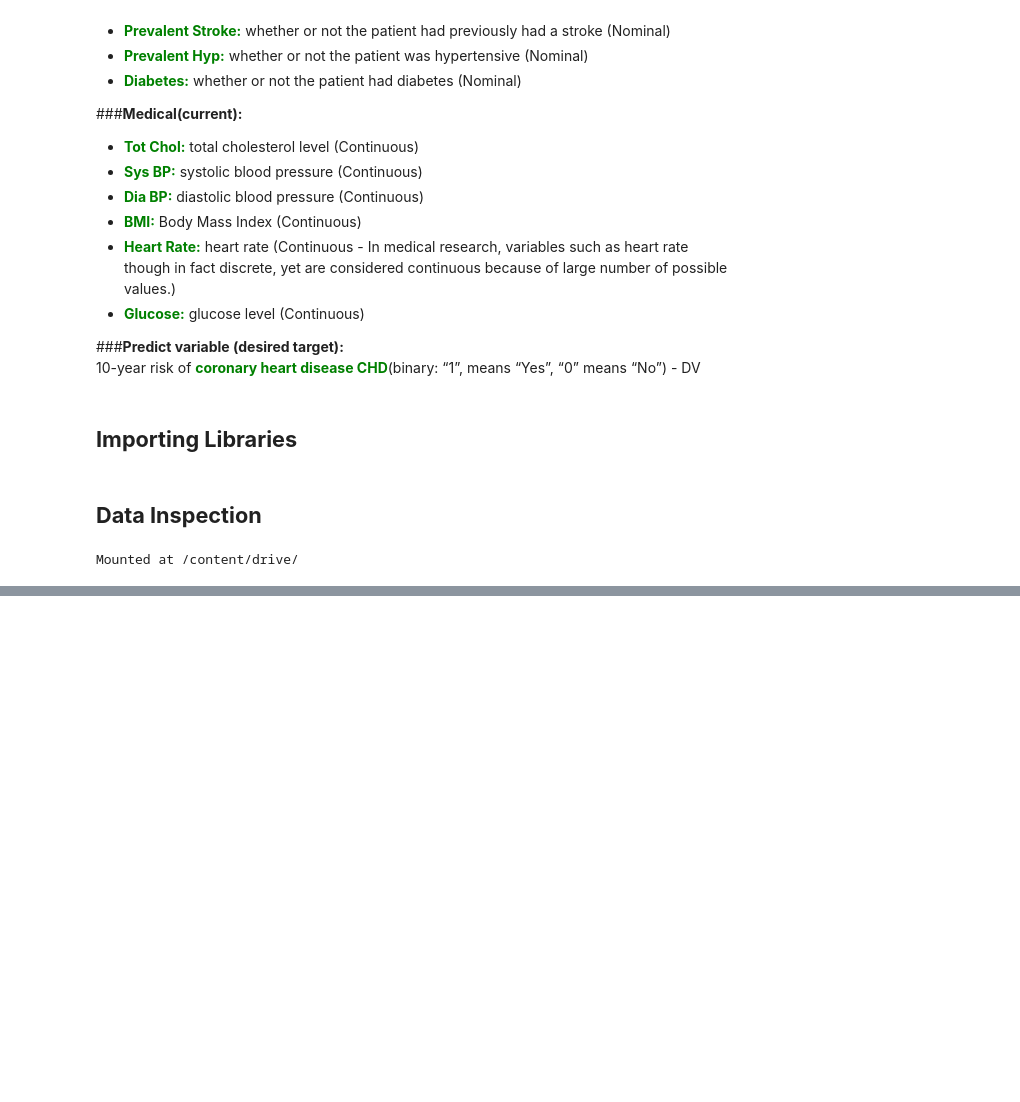
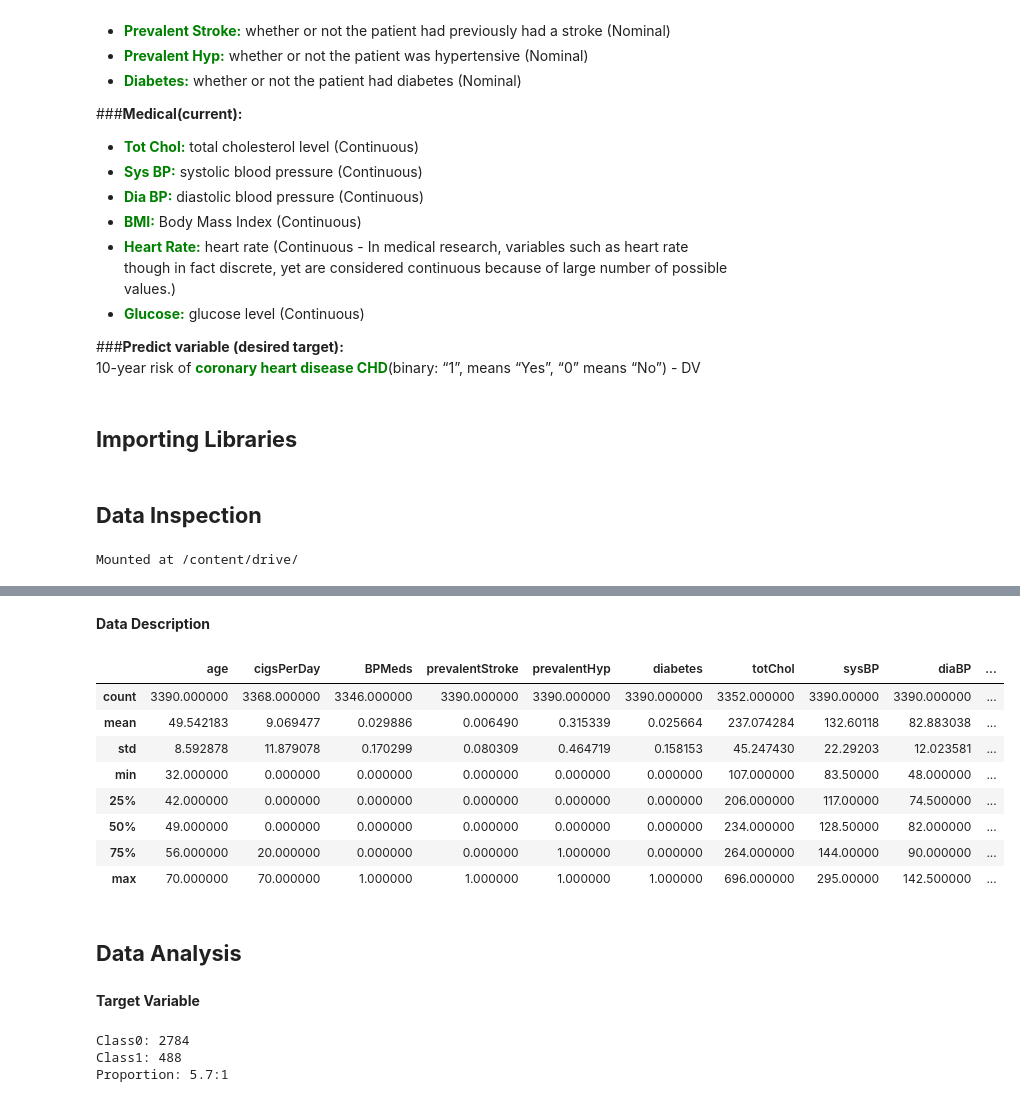
Before and after one commit to SachinYallapurkar/Cardiovascular-Risk-Prediction, a Jupyter notebook: Cardiovascular_Risk_Prediction.ipynb, the cells around one changed output, grey strips where cells are left out. Cells and saved outputs as stored; diff of their text form; code cells hidden in the pictures; blank space fills up the shorter version.

```diff
--- a/Cardiovascular_Risk_Prediction.ipynb
+++ b/Cardiovascular_Risk_Prediction.ipynb
@@ -78,0 +161,3 @@ df = pd.read_csv('/content/drive/MyDrive/Cardiovascular-Risk-Prediction/data_car
+# %%
+#droping unnecessary columns
+df.drop(['id','education'],axis=1,inplace=True)
@@ -79 +176,4 @@ df = pd.read_csv('/content/drive/MyDrive/Cardiovascular-Risk-Prediction/data_car
+# %%
+#replacing glucose nan value with median
+df['glucose'].fillna(df['glucose'].median(),inplace=True)
 # %%
@@ -94,0 +242,28 @@ df
+# %% [markdown]
+**Data Description**
+# %%
+#Pandas describe() is used to view some basic statistical details like percentile, mean, std etc. of a data frame
+df.describe()
+# %% [output]
+|  | age | cigsPerDay | BPMeds | prevalentStroke | prevalentHyp | diabetes | totChol | sysBP | diaBP | ... |
+| count | 3390.000000 | 3368.000000 | 3346.000000 | 3390.000000 | 3390.000000 | 3390.000000 | 3352.000000 | 3390.00000 | 3390.000000 | ... |
+| mean | 49.542183 | 9.069477 | 0.029886 | 0.006490 | 0.315339 | 0.025664 | 237.074284 | 132.60118 | 82.883038 | ... |
+| std | 8.592878 | 11.879078 | 0.170299 | 0.080309 | 0.464719 | 0.158153 | 45.247430 | 22.29203 | 12.023581 | ... |
+| min | 32.000000 | 0.000000 | 0.000000 | 0.000000 | 0.000000 | 0.000000 | 107.000000 | 83.50000 | 48.000000 | ... |
+| 25% | 42.000000 | 0.000000 | 0.000000 | 0.000000 | 0.000000 | 0.000000 | 206.000000 | 117.00000 | 74.500000 | ... |
+| 50% | 49.000000 | 0.000000 | 0.000000 | 0.000000 | 0.000000 | 0.000000 | 234.000000 | 128.50000 | 82.000000 | ... |
+| 75% | 56.000000 | 20.000000 | 0.000000 | 0.000000 | 1.000000 | 0.000000 | 264.000000 | 144.00000 | 90.000000 | ... |
+| max | 70.000000 | 70.000000 | 1.000000 | 1.000000 | 1.000000 | 1.000000 | 696.000000 | 295.00000 | 142.500000 | ... |
+# %% [markdown]
+## **Data Analysis**
+# %% [markdown]
+**Target Variable**
+# %%
+#10-year risk of coronary heart disease CHD(binary: “1”, means “Yes”, “0” means “No”)
+#checking target variable is balanced or not
+target_class = cardiovascular_risk.TenYearCHD.value_counts()
+print(f'Class0: {target_class[0]}\nClass1: {target_class[1]}\nProportion: {round((target_class[0]/target_class[1]),2)}:1')
+# %% [output]
+Class0: 2784
+Class1: 488
+Proportion: 5.7:1
```
Also changed, not shown: parts of 25 cells of this notebook.
